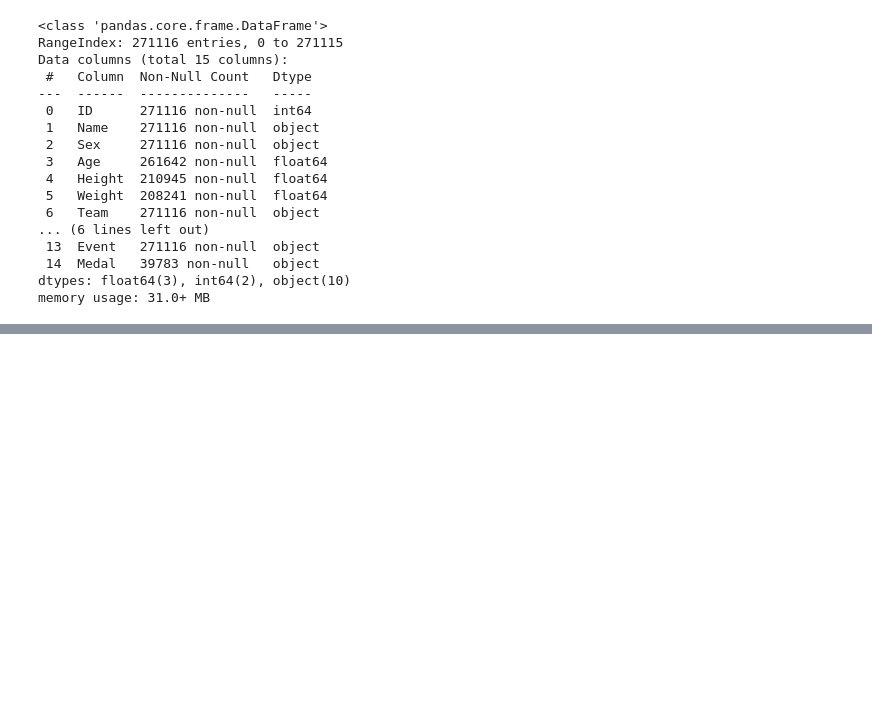
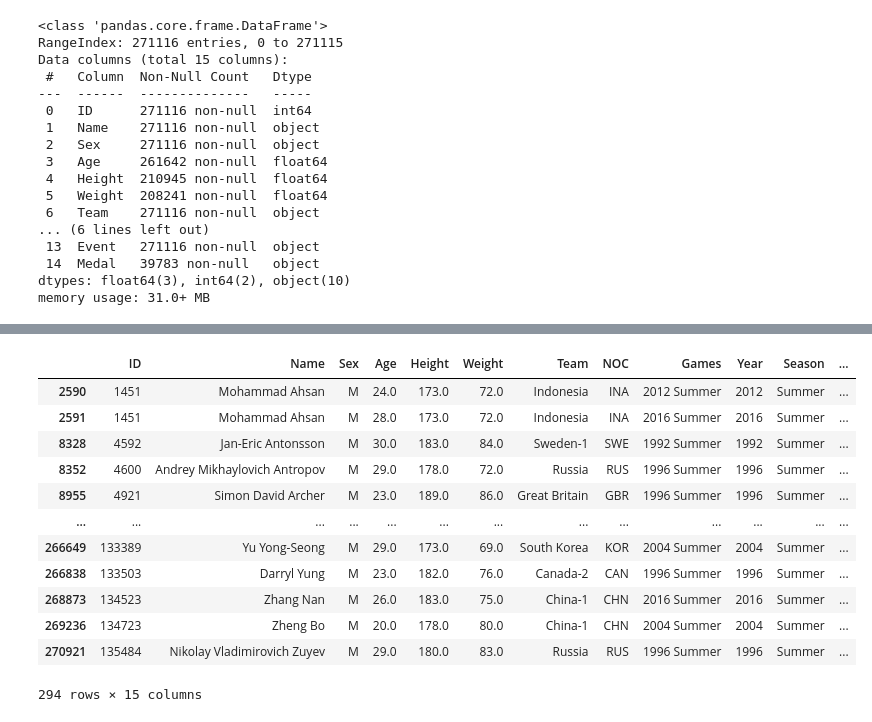
Before and after one commit to vp0716/Olympics, a Jupyter notebook: Olympics.ipynb, the cells around one changed output, grey strips where cells are left out. Cells and saved outputs as stored; diff of their text form; code cells hidden in the pictures; blank space fills up the shorter version.

```diff
--- a/Olympics.ipynb
+++ b/Olympics.ipynb
@@ -39,0 +75,16 @@ memory usage: 31.0+ MB
+# %%
+data[data['Event'] == "Badminton Men's Doubles"]
+# %% [output]
+|  | ID | Name | Sex | Age | Height | Weight | Team | NOC | Games | Year | Season | ... |
+| 2590 | 1451 | Mohammad Ahsan | M | 24.0 | 173.0 | 72.0 | Indonesia | INA | 2012 Summer | 2012 | Summer | ... |
+| 2591 | 1451 | Mohammad Ahsan | M | 28.0 | 173.0 | 72.0 | Indonesia | INA | 2016 Summer | 2016 | Summer | ... |
+| 8328 | 4592 | Jan-Eric Antonsson | M | 30.0 | 183.0 | 84.0 | Sweden-1 | SWE | 1992 Summer | 1992 | Summer | ... |
+| 8352 | 4600 | Andrey Mikhaylovich Antropov | M | 29.0 | 178.0 | 72.0 | Russia | RUS | 1996 Summer | 1996 | Summer | ... |
+| 8955 | 4921 | Simon David Archer | M | 23.0 | 189.0 | 86.0 | Great Britain | GBR | 1996 Summer | 1996 | Summer | ... |
+| ... | ... | ... | ... | ... | ... | ... | ... | ... | ... | ... | ... | ... |
+| 266649 | 133389 | Yu Yong-Seong | M | 29.0 | 173.0 | 69.0 | South Korea | KOR | 2004 Summer | 2004 | Summer | ... |
+| 266838 | 133503 | Darryl Yung | M | 23.0 | 182.0 | 76.0 | Canada-2 | CAN | 1996 Summer | 1996 | Summer | ... |
+| 268873 | 134523 | Zhang Nan | M | 26.0 | 183.0 | 75.0 | China-1 | CHN | 2016 Summer | 2016 | Summer | ... |
+| 269236 | 134723 | Zheng Bo | M | 20.0 | 178.0 | 80.0 | China-1 | CHN | 2004 Summer | 2004 | Summer | ... |
+| 270921 | 135484 | Nikolay Vladimirovich Zuyev | M | 29.0 | 180.0 | 83.0 | Russia | RUS | 1996 Summer | 1996 | Summer | ... |
+294 rows × 15 columns
```
Also changed, not shown: parts of 7 cells of this notebook.
